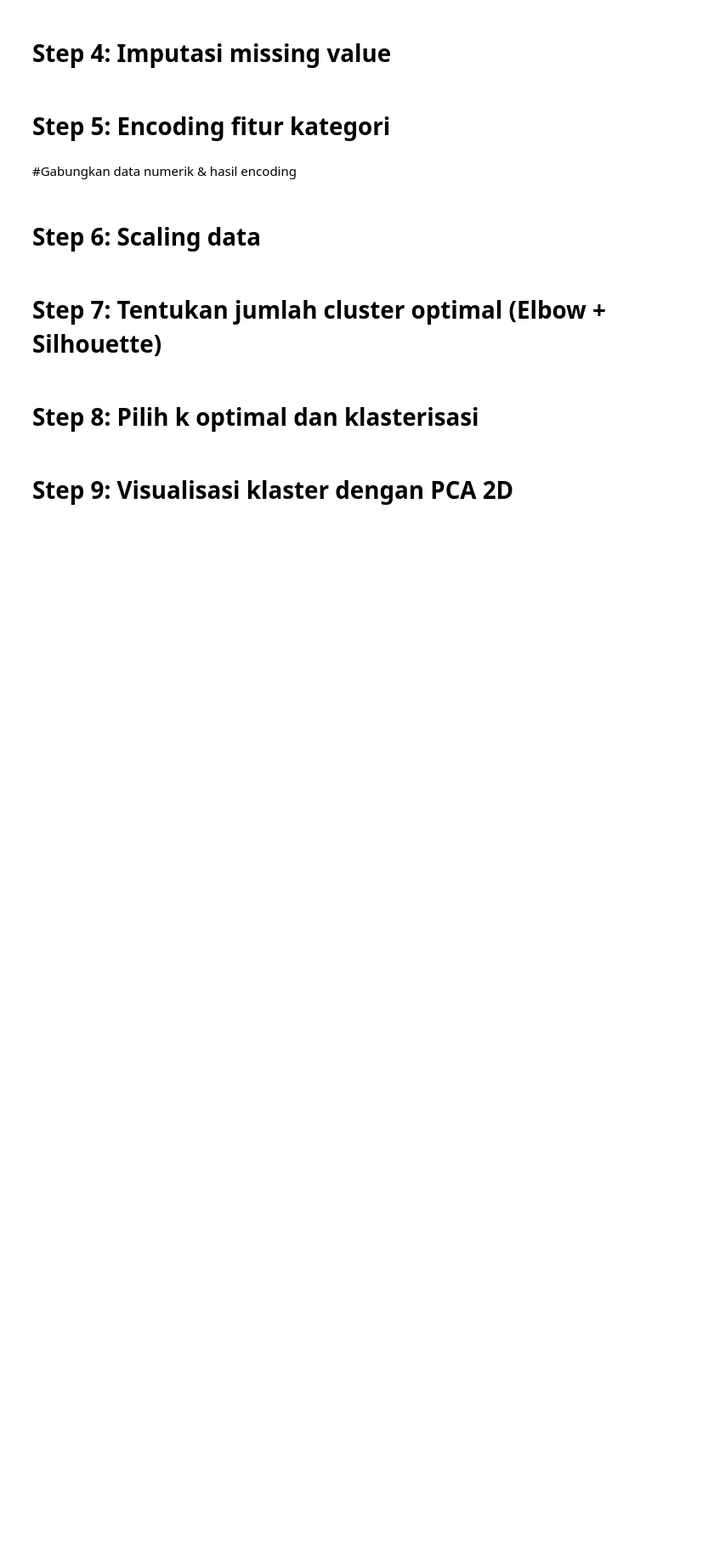
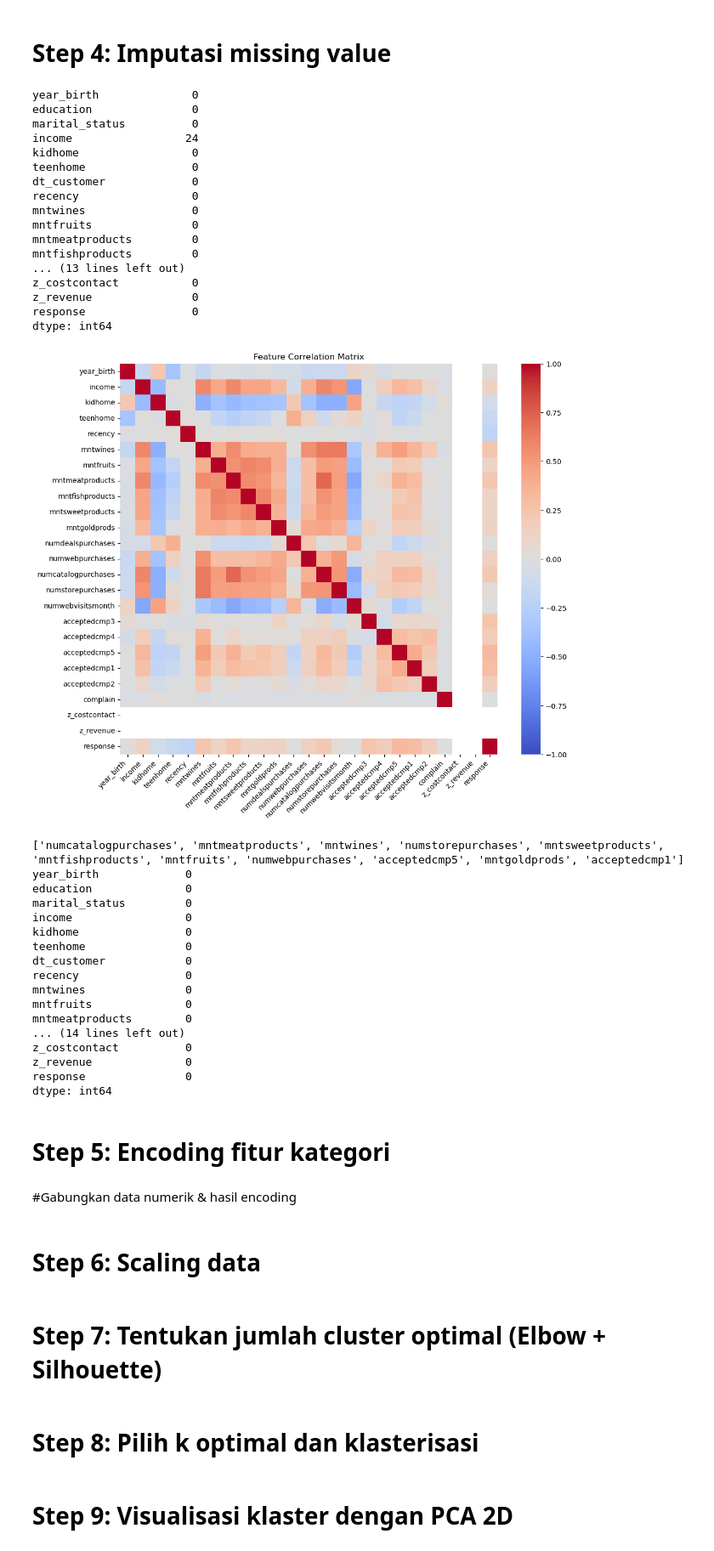
Before and after one commit to Yan-ac1/tugas, a Jupyter notebook: Tugas3_marselinus_yansen.ipynb, the cells around one changed output. Shown at 85% size. Drawn from its saved outputs; the diff is of its cells as text; code cells hidden in the pictures; blank space fills up the shorter version.

```diff
--- a/Tugas3_marselinus_yansen.ipynb
+++ b/Tugas3_marselinus_yansen.ipynb
@@ -14,8 +14,10 @@ import seaborn as sns
 # %% [markdown]
 # Step 1: Load dataset
 # %%
-reg = r""
-df = pd.read_csv('cpa.csv',sep=r"\w+",engine="python")
+#
+
+df = pd.read_csv('cpa.csv',sep=r"\t",engine="python")
+print(df.columns)
 df.set_index("ID",inplace=True)
 df.sort_index(inplace=True)
 df.head()
@@ -86,5 +145,63 @@ memory usage: 507.5+ KB
 # %% [markdown]
 # Step 4: Imputasi missing value
+# %%
+dffilna = df1.copy()
+print(dffilna.isna().sum())
+corrMatrix = dffilna.select_dtypes(include=["number"]).corr()
+plt.figure(figsize=(12, 10))
+sns.heatmap(corrMatrix, annot=False, cmap="coolwarm", vmin=-1, vmax=1)
+plt.title("Feature Correlation Matrix")
+plt.xticks(rotation=45,ha="right")
+plt.show()
+targetScore = 0.2
+income_corr = corrMatrix["income"]
+filtered_income_corr = income_corr[(income_corr > targetScore) & (income_corr < 1.0)]
+income_corr = list(filtered_income_corr.sort_values(ascending=False).index)
+
+print(income_corr)
+group_means = dffilna.groupby(income_corr)[
+    "income"
+].transform("mean")
+dffilna["income"] = dffilna["income"].fillna(group_means)
+dffilna["income"] = dffilna["income"].fillna(dffilna["income"].mean())
+
+print(dffilna.isna().sum())
+# %% [output]
+year_birth              0
+education               0
+marital_status          0
+income                 24
+kidhome                 0
+teenhome                0
+dt_customer             0
+recency                 0
+mntwines                0
+mntfruits               0
+mntmeatproducts         0
+mntfishproducts         0
+... (13 lines left out)
+z_costcontact           0
+z_revenue               0
+response                0
+dtype: int64
+[figure, added]
+['numcatalogpurchases', 'mntmeatproducts', 'mntwines', 'numstorepurchases', 'mntsweetproducts', 'mntfishproducts', 'mntfruits', 'numwebpurchases', 'acceptedcmp5', 'mntgoldprods', 'acceptedcmp1']
+year_birth             0
+education              0
+marital_status         0
+income                 0
+kidhome                0
+teenhome               0
+dt_customer            0
+recency                0
+mntwines               0
+mntfruits              0
+mntmeatproducts        0
+... (14 lines left out)
+z_costcontact          0
+z_revenue              0
+response               0
+dtype: int64
 # %% [markdown]
 
 # Step 5: Encoding fitur kategori
```
Also changed, not shown: parts of 5 cells of this notebook.
